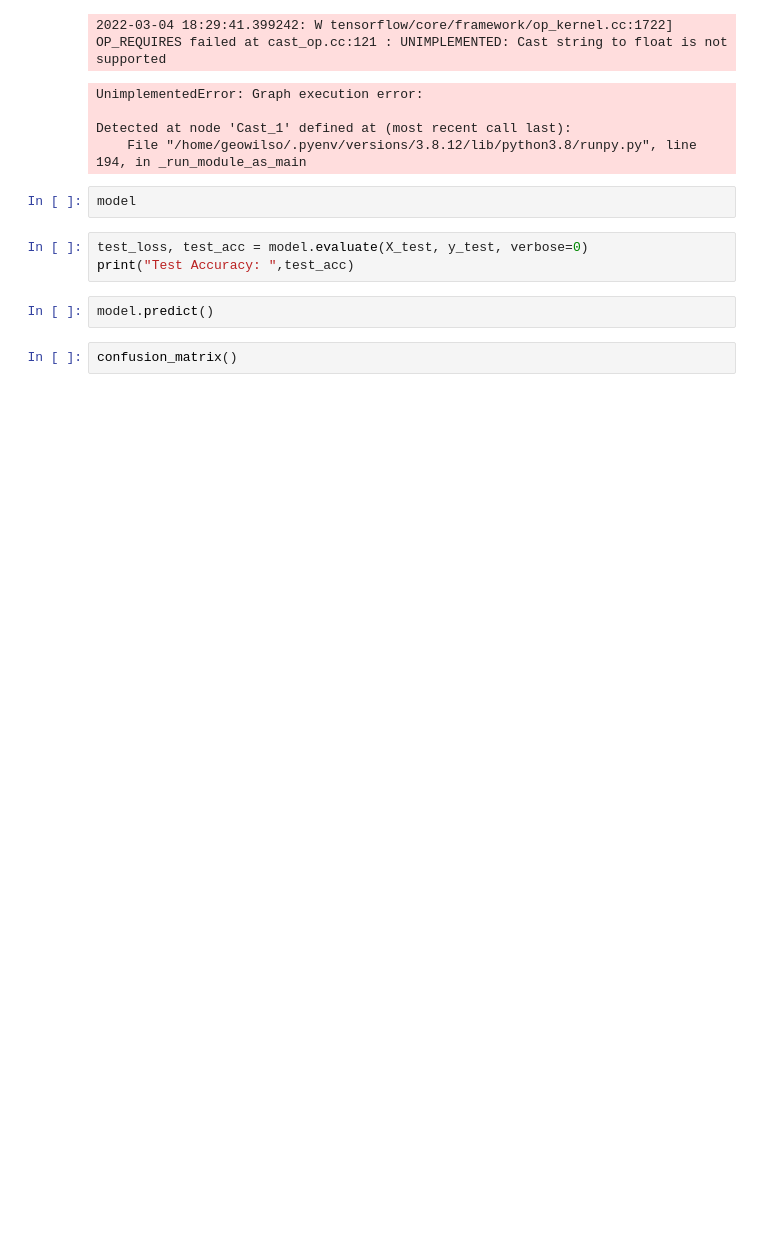
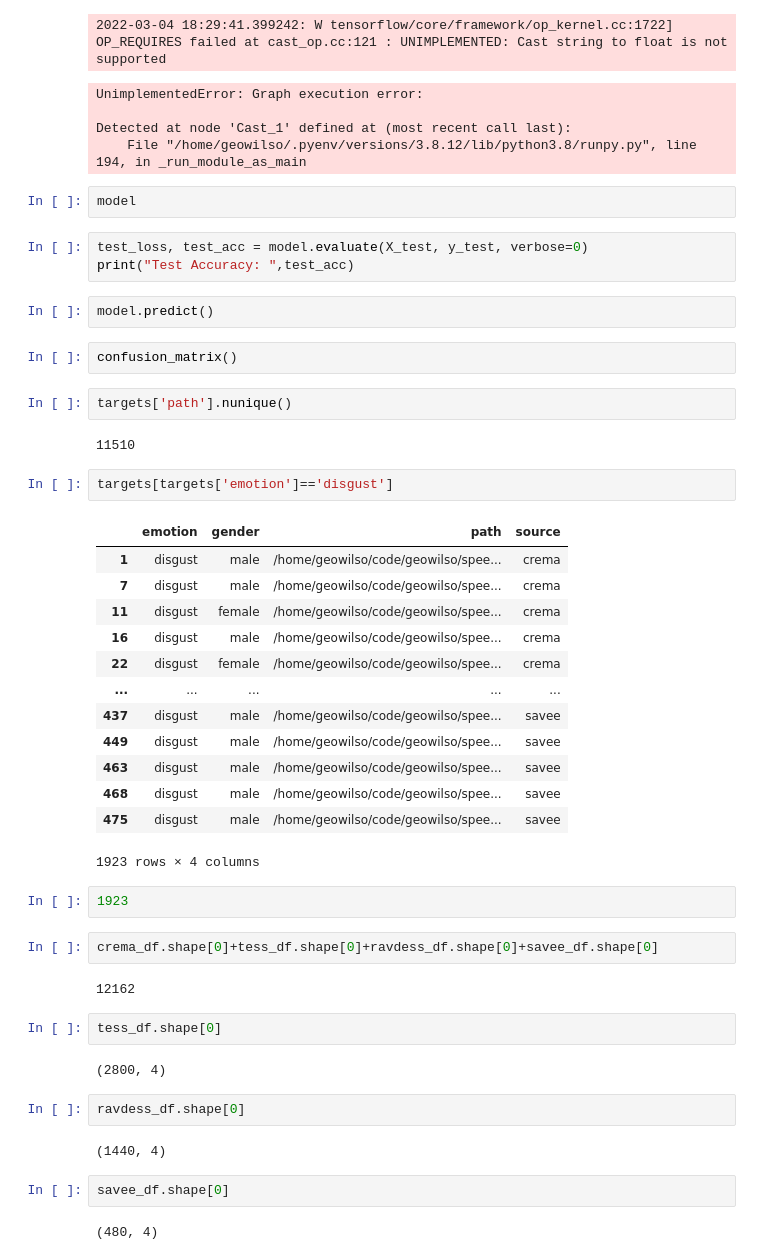
Before and after one commit to geowilso/speech-emotion-recognition, a Jupyter notebook: notebooks/george_more_data.ipynb, the cells around one changed output. Cells and saved outputs as stored; diff of their text form; blank space fills up the shorter version.

```diff
--- a/notebooks/george_more_data.ipynb
+++ b/notebooks/george_more_data.ipynb
@@ -392,3 +408,41 @@ print("Test Accuracy: ",test_acc)
 model.predict()
 # %%
 confusion_matrix()
+# %%
+targets['path'].nunique()
+# %% [output]
+11510
+# %%
+targets[targets['emotion']=='disgust']
+# %% [output]
+|  | emotion | gender | path | source |
+| 1 | disgust | male | /home/geowilso/code/geowilso/spee... | crema |
+| 7 | disgust | male | /home/geowilso/code/geowilso/spee... | crema |
+| 11 | disgust | female | /home/geowilso/code/geowilso/spee... | crema |
+| 16 | disgust | male | /home/geowilso/code/geowilso/spee... | crema |
+| 22 | disgust | female | /home/geowilso/code/geowilso/spee... | crema |
+| ... | ... | ... | ... | ... |
+| 437 | disgust | male | /home/geowilso/code/geowilso/spee... | savee |
+| 449 | disgust | male | /home/geowilso/code/geowilso/spee... | savee |
+| 463 | disgust | male | /home/geowilso/code/geowilso/spee... | savee |
+| 468 | disgust | male | /home/geowilso/code/geowilso/spee... | savee |
+| 475 | disgust | male | /home/geowilso/code/geowilso/spee... | savee |
+1923 rows × 4 columns
+# %%
+1923
+# %%
+crema_df.shape[0]+tess_df.shape[0]+ravdess_df.shape[0]+savee_df.shape[0]
+# %% [output]
+12162
+# %%
+tess_df.shape[0]
+# %% [output]
+(2800, 4)
+# %%
+ravdess_df.shape[0]
+# %% [output]
+(1440, 4)
+# %%
+savee_df.shape[0]
+# %% [output]
+(480, 4)
```
Also changed, not shown: parts of 6 cells of this notebook, 3 other files.
